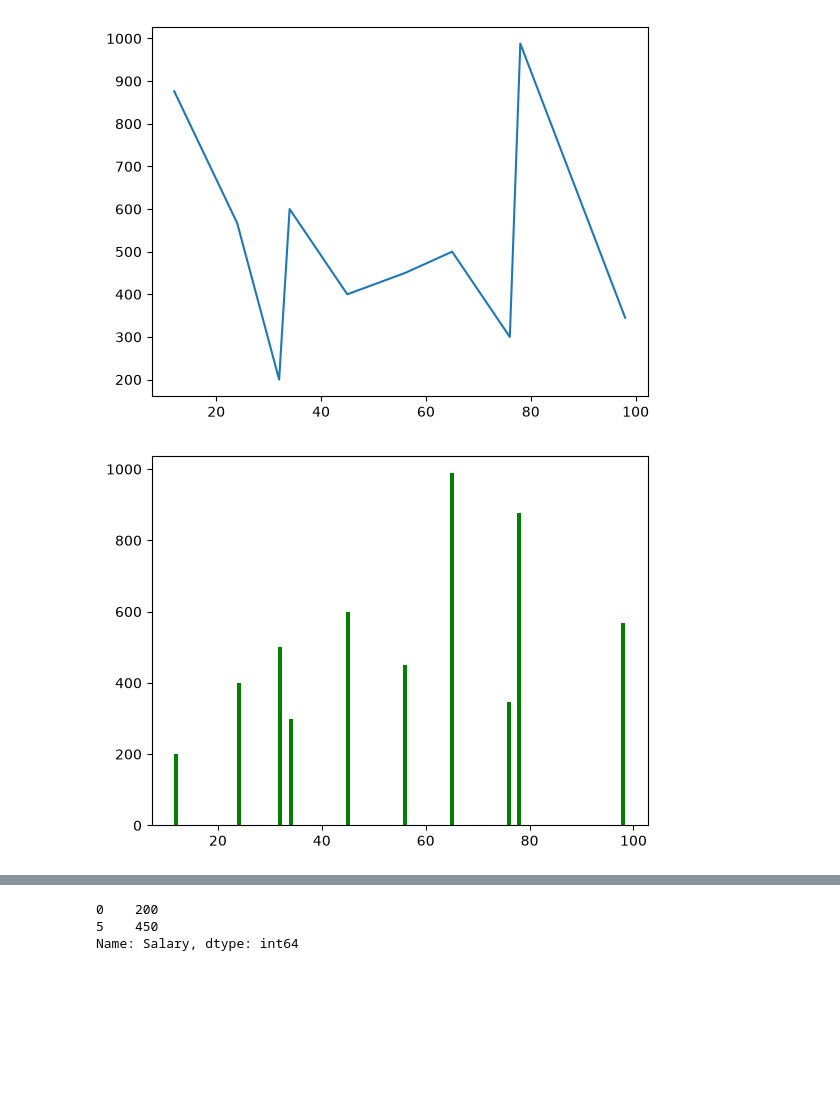
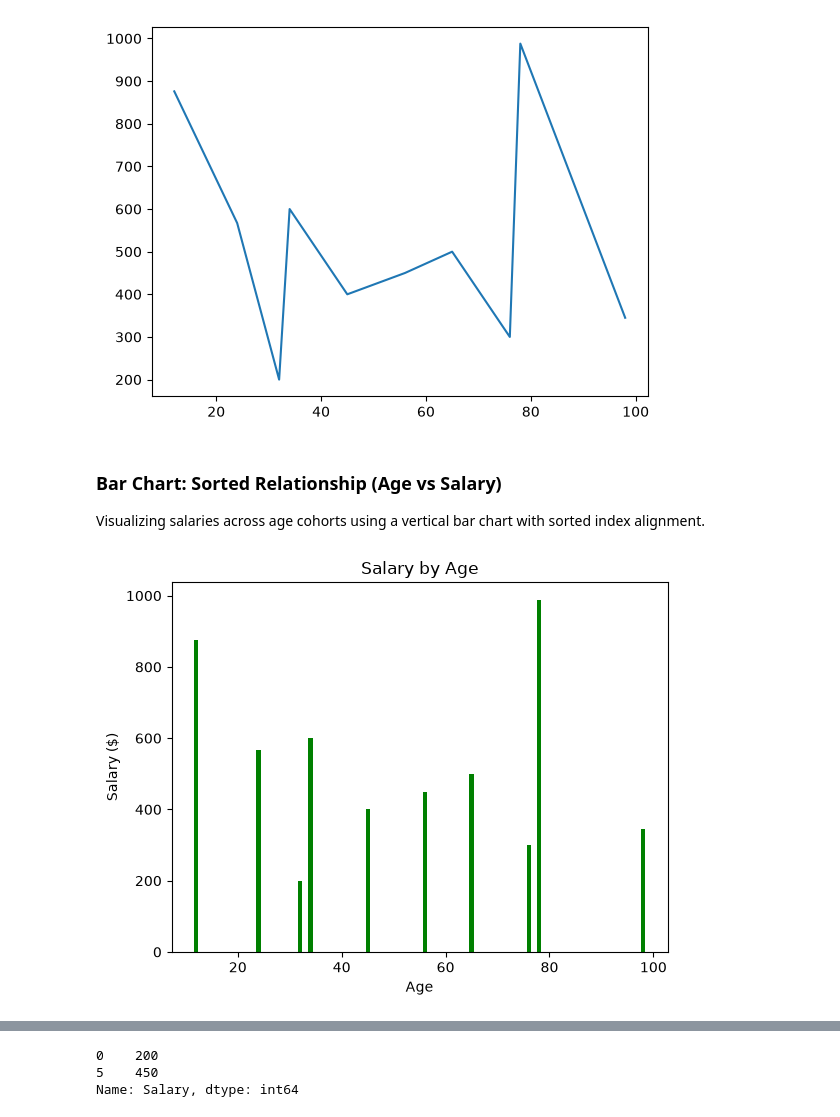
Before and after one commit to bonssss/data-analytics-journey, a Jupyter notebook: python_for_analyst/matplotlib.ipynb, the cells around one changed output, grey strips where cells are left out. Saved outputs shown, nothing was run; the diff lists cells and outputs as text; code cells hidden in the pictures; blank space fills up the shorter version.

Commit message:
docs: expand matplotlib guide and notebook with grouped box plots, multivariate color hue, and object-oriented subplots

```diff
--- a/python_for_analyst/matplotlib.ipynb
+++ b/python_for_analyst/matplotlib.ipynb
@@ -96,5 +88,9 @@ df
 ### Cleaning & Dropping Outliers
 Removing the outlier record to restore clean distribution for subsequent analyses.
 # %%
-df.drop(index=9,inplace=True)
+# Clean salary distribution baseline
+plt.boxplot(df['Salary'])
+plt.title("Clean Salary Distribution")
+plt.ylabel("Salary ($)")
+plt.show()
 # %% [output]
@@ -197,10 +192,15 @@ plt.plot(sort_age['Age'],sort_age['Salary'])
 plt.show()
 # %% [output]
 [figure]
+# %% [markdown]
+### Bar Chart: Sorted Relationship (Age vs Salary)
+Visualizing salaries across age cohorts using a vertical bar chart with sorted index alignment.
 # %%
 # bar chart
-
-plt.bar(sort_age["Age"],df['Salary'],color="green")
+plt.bar(sort_age["Age"], sort_age['Salary'], color="green")
+plt.title("Salary by Age")
+plt.xlabel("Age")
+plt.ylabel("Salary ($)")
 plt.show()
 # %% [output]
-[figure, old version]
+[figure, new version]
```
Also changed, not shown: parts of 10 cells of this notebook, 2 other files.
